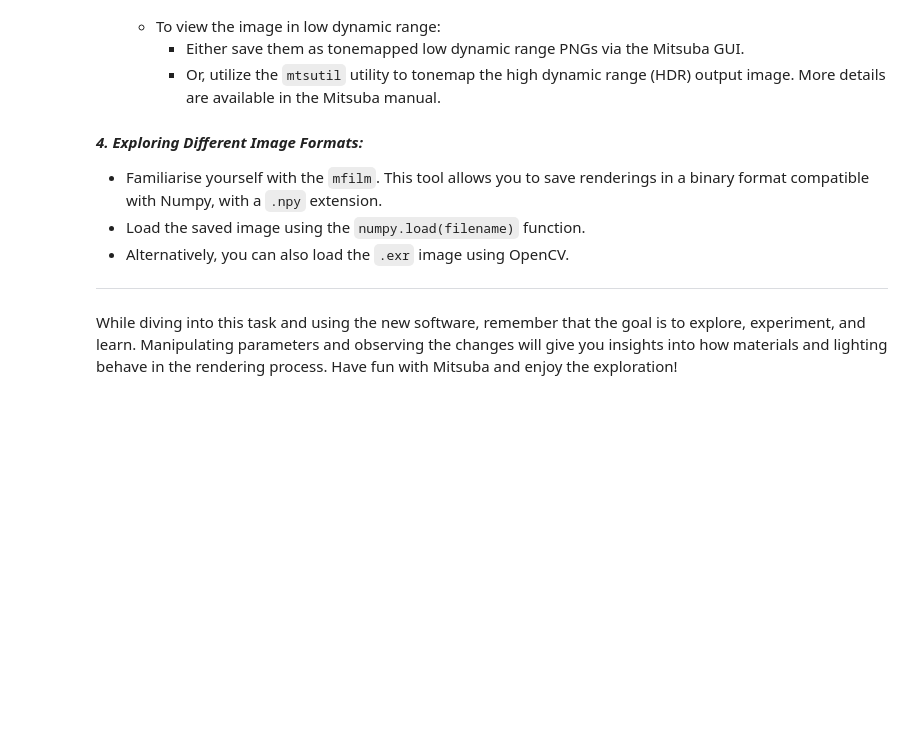
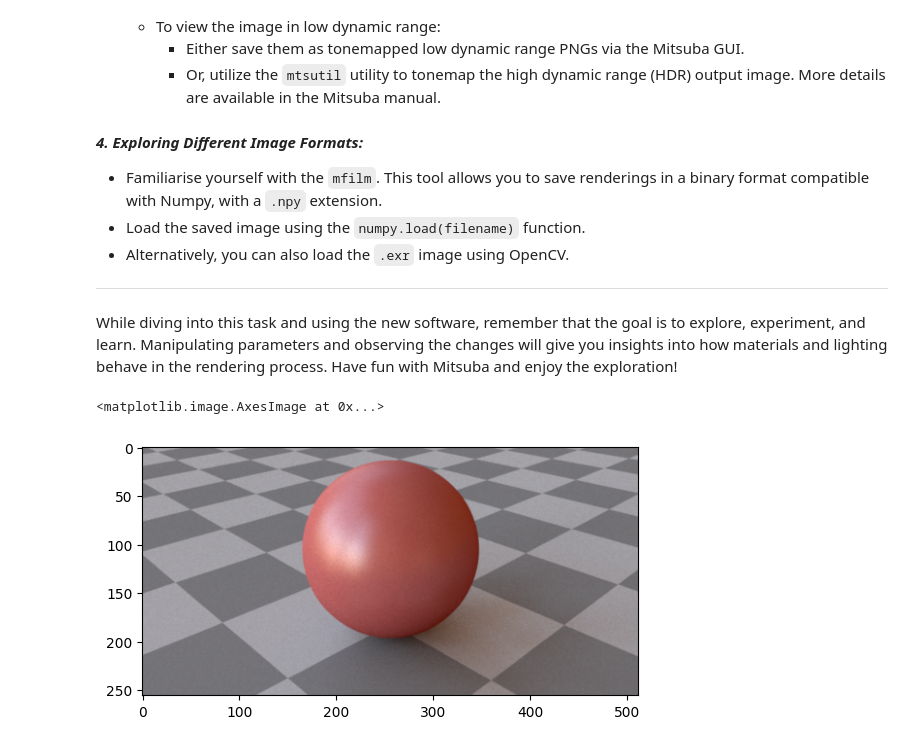
Before and after one commit to jjzsilva9/vico, a Jupyter notebook: VICO_Week_5_2024_Practical.ipynb, the cells around one changed output. Drawn from its saved outputs; the diff is of its cells as text; code cells hidden in the pictures; blank space fills up the shorter version.

```diff
--- a/VICO_Week_5_2024_Practical.ipynb
+++ b/VICO_Week_5_2024_Practical.ipynb
@@ -358,12 +361,15 @@ While diving into this task and using the new software, remember that the goal i
 # %%
 # Before running this cell, render the scene and upload the image to the session storage!
 
-img = cv2.cvtColor(cv2.imread("VICO_scene_01.exr", cv2.IMREAD_ANYCOLOR | cv2.IMREAD_ANYDEPTH),cv2.COLOR_BGR2RGB)
+# img = cv2.cvtColor(cv2.imread("VICO_scene_01.exr", cv2.IMREAD_ANYCOLOR | cv2.IMREAD_ANYDEPTH),cv2.COLOR_BGR2RGB)
 
 # or, if the image was save as mfilm:
-# img = np.load('VICO_scene_01.npy')
+img = np.load('VICO_scene_01.npy')
 
 
 tonemapper = cv2.createTonemap(gamma=2.2)
 img_tonemapped = tonemapper.process(img.copy())
 plt.imshow(img_tonemapped)
+# %% [output]
+<matplotlib.image.AxesImage at 0x...>
+[figure, added]
```
Also changed, not shown: parts of 2 cells of this notebook.
